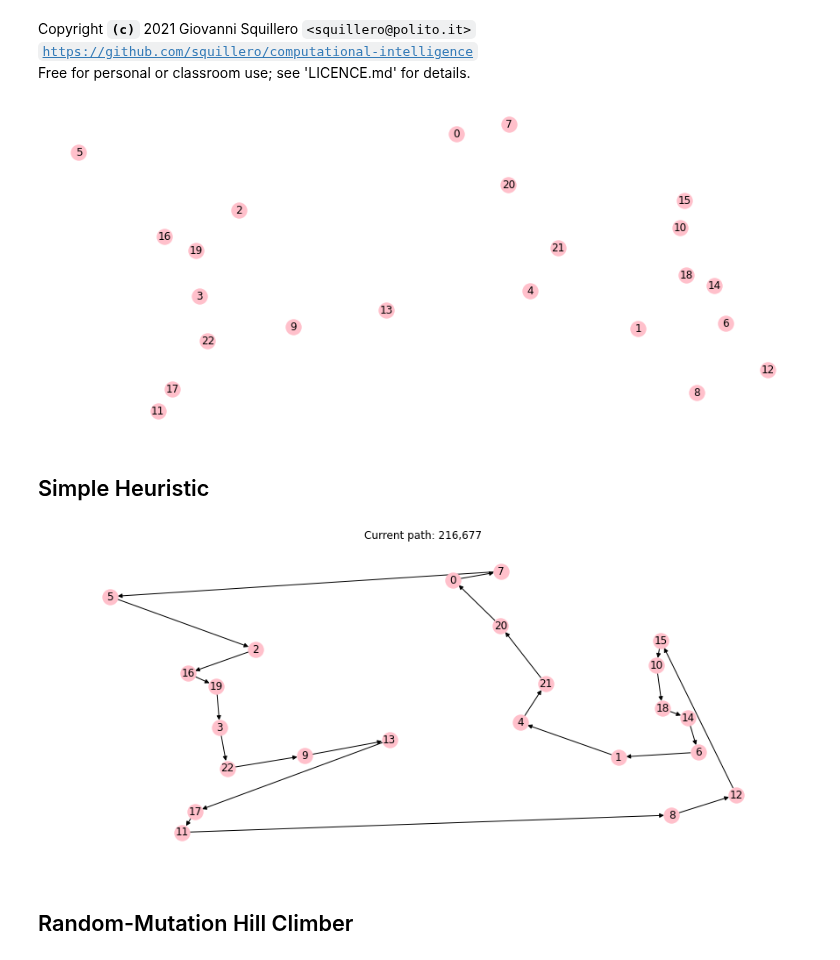
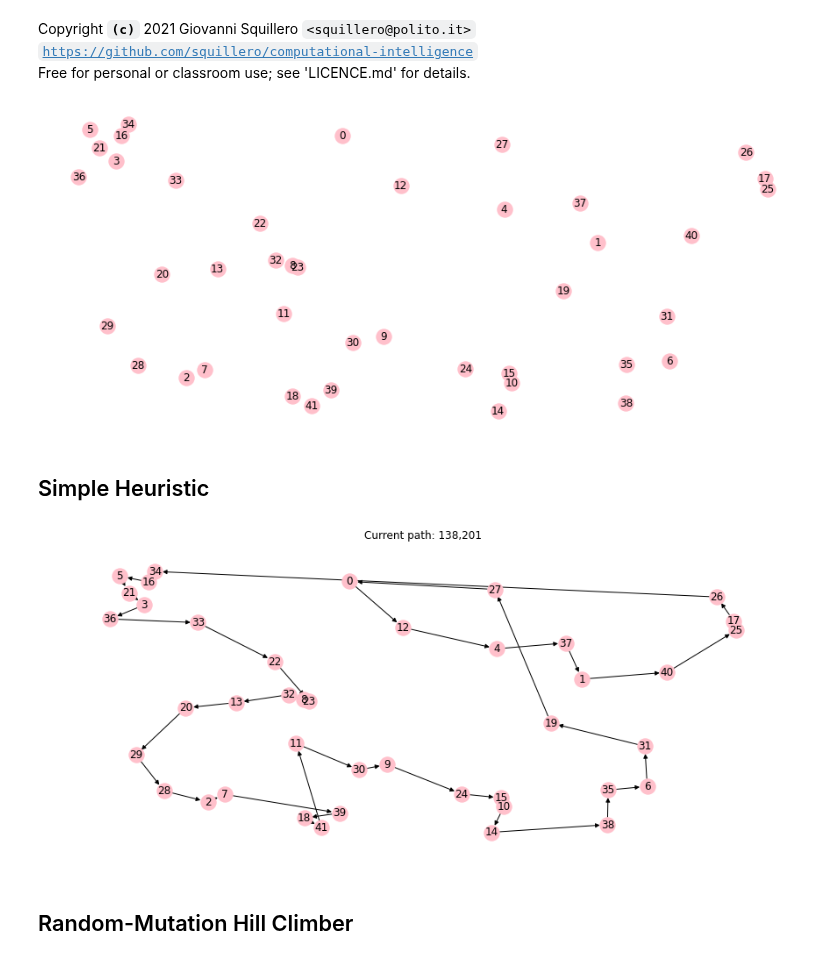
Before and after one commit to squillero/computational-intelligence, a Jupyter notebook: tsp.ipynb, the cells around one changed output. Cells and saved outputs as stored; diff of their text form; code cells hidden in the pictures.

```diff
--- a/tsp.ipynb
+++ b/tsp.ipynb
@@ -53,12 +53,12 @@ class Tsp:
     def graph(self) -> nx.digraph:
         return self._graph
 # %%
-NUM_CITIES = 23
+NUM_CITIES = 42
 
 problem = Tsp(NUM_CITIES)
 problem.plot()
 # %% [output]
-[figure, old version]
+[figure, new version]
 # %% [markdown]
 ## Simple Heuristic
 # %%
@@ -77,7 +77,7 @@ G.add_edge(*[n for n in G if len(G.edges(n))<2])
 solution = np.array([0] + [n[0] for n in nx.dfs_successors(G, 0).values()])
 problem.plot(solution)
 # %% [output]
-[figure, old version]
+[figure, new version]
 # %% [markdown]
 ## Random-Mutation Hill Climber
 # %%
```
Also changed, not shown: parts of 1 cell of this notebook.
